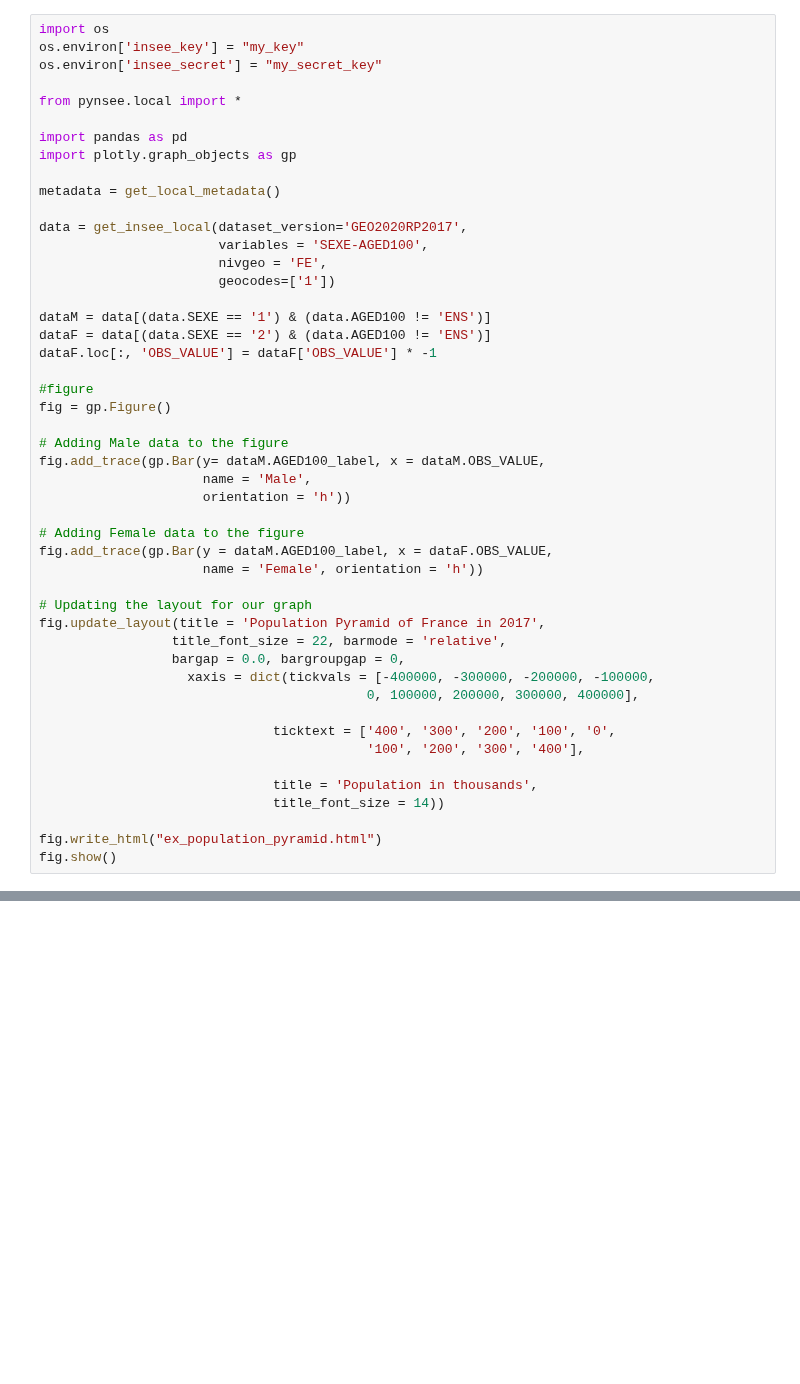
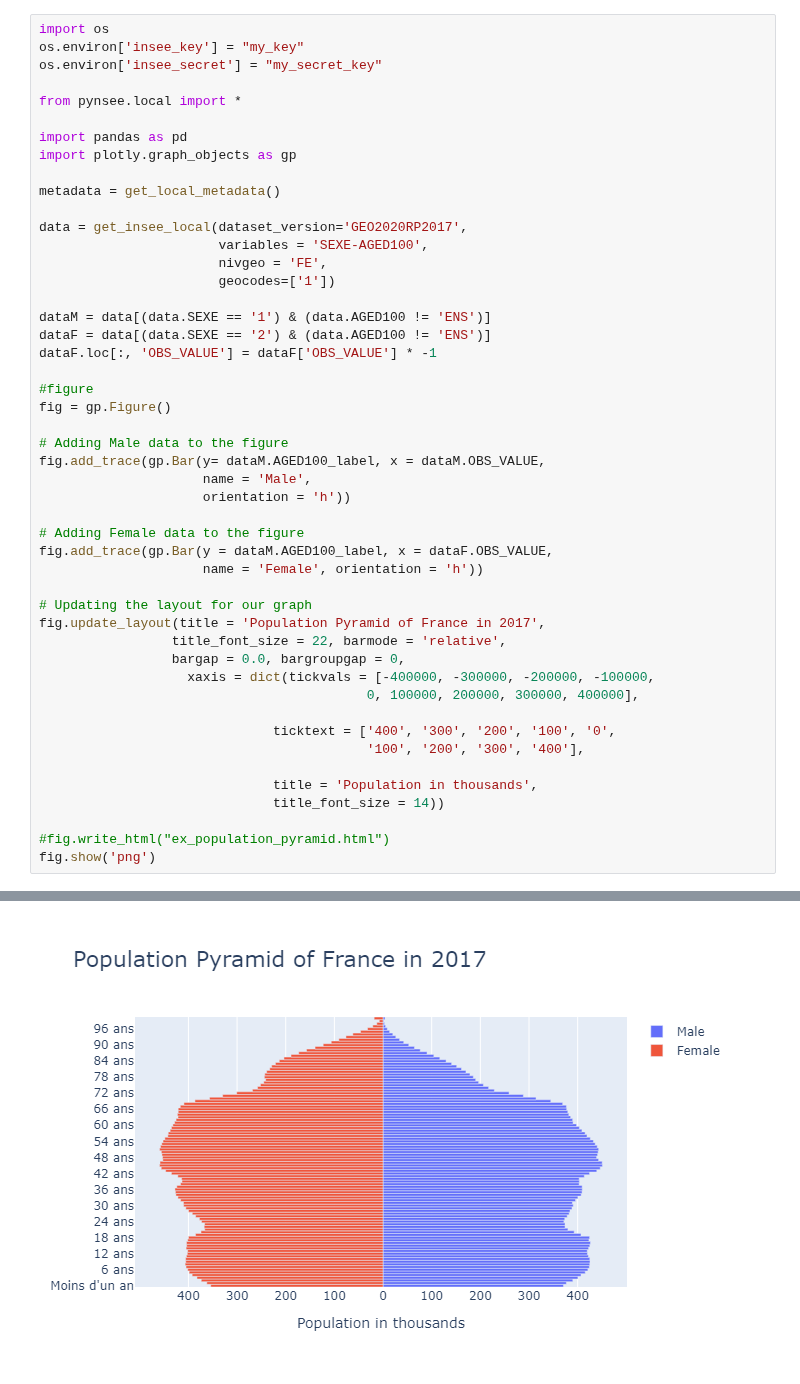
Before and after one commit to InseeFrLab/pynsee, a Jupyter notebook: examples/example_age_pyramid.ipynb, the cells around one changed output, grey strips where cells are left out. Cells and saved outputs as stored; diff of their text form; blank space fills up the shorter version.

Commit message:
try to show plotly plot

```diff
--- a/examples/example_age_pyramid.ipynb
+++ b/examples/example_age_pyramid.ipynb
@@ -44,8 +44,8 @@ fig.update_layout(title = 'Population Pyramid of France in 2017',
                               title = 'Population in thousands',
                               title_font_size = 14))
 
-fig.write_html("ex_population_pyramid.html")
-fig.show()
+#fig.write_html("ex_population_pyramid.html")
+fig.show('png')
 # %% [output]
 !!! This function renders only package's internal data, it might not be the most up-to-date
 Have a look at api.insee.fr !!!
@@ -57,0 +59 @@ See the caveats in the documentation: https://pandas.pydata.org/pandas-docs/stab
+[figure, added]
```
Also changed, not shown: parts of 1 cell of this notebook.
